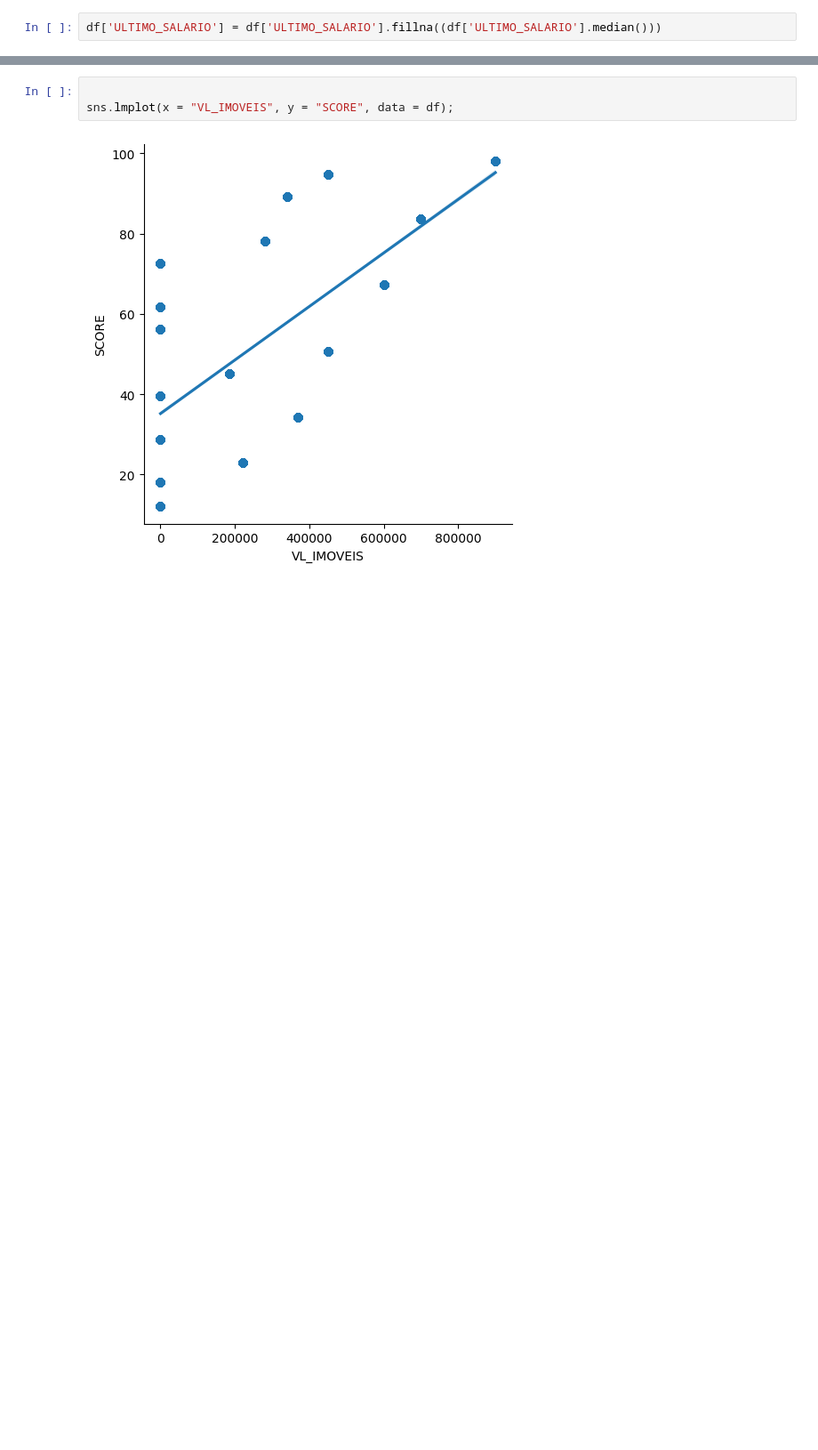
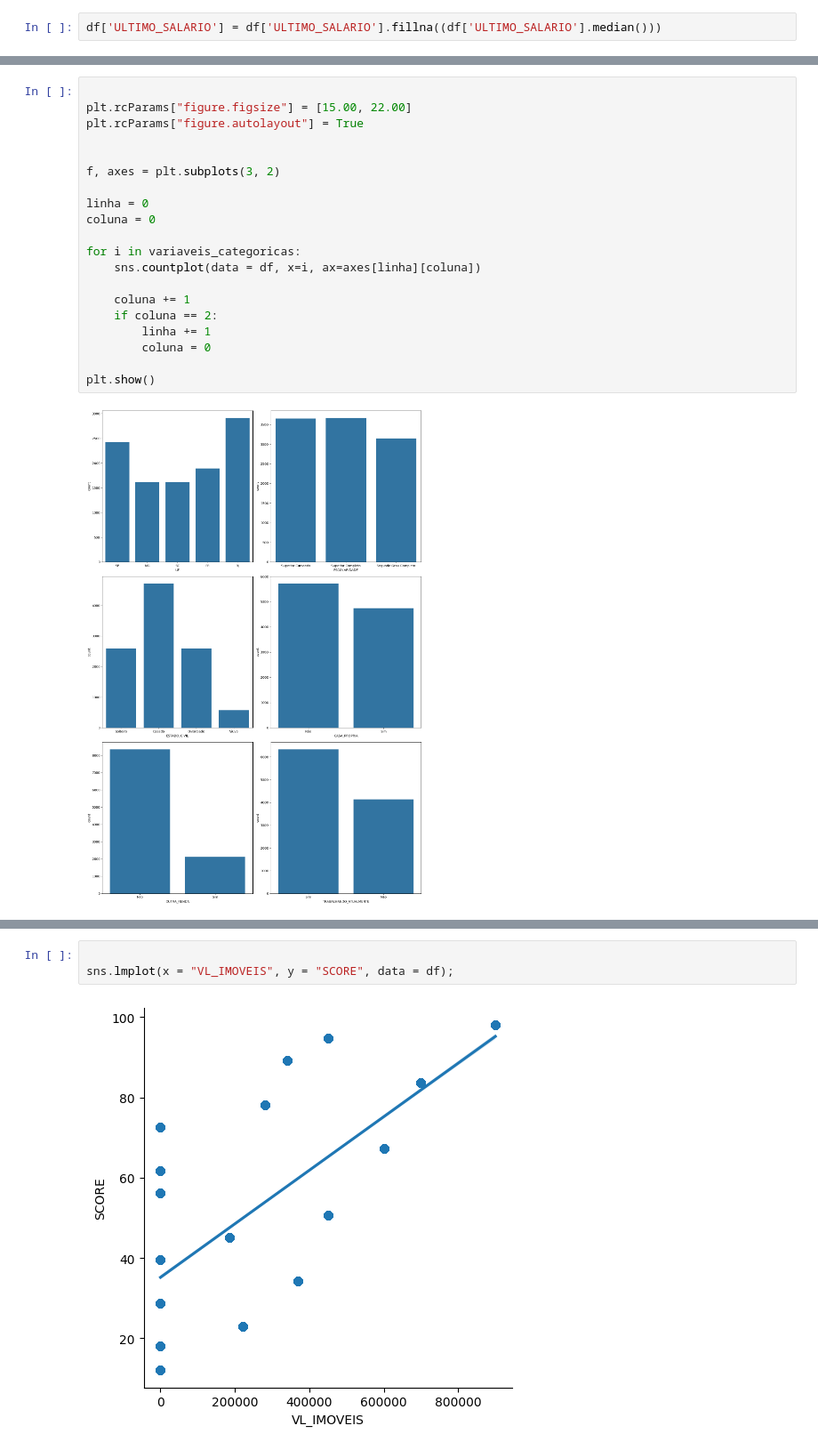
Before and after one commit to davidogral/pipeline-analise-credito, a Jupyter notebook: Projeto_final_analise_credito/ScoreCredito.ipynb, the cells around one changed output, grey strips where cells are left out. Shown at 89% size. Saved outputs shown, nothing was run; the diff lists cells and outputs as text; blank space fills up the shorter version.

```diff
--- a/Projeto_final_analise_credito/ScoreCredito.ipynb
+++ b/Projeto_final_analise_credito/ScoreCredito.ipynb
@@ -288,3 +279,25 @@ plt.show()
+# %%
+
+plt.rcParams["figure.figsize"] = [15.00, 22.00]
+plt.rcParams["figure.autolayout"] = True
+
+
+f, axes = plt.subplots(3, 2)
+
+linha = 0
+coluna = 0
+
+for i in variaveis_categoricas:
+    sns.countplot(data = df, x=i, ax=axes[linha][coluna])
+
+    coluna += 1
+    if coluna == 2:
+        linha += 1
+        coluna = 0
+
+plt.show()
+# %% [output]
+[figure, added]
 # %%
 plt.rcParams["figure.figsize"] = (18, 8)
 
```
Also changed, not shown: parts of 54 cells of this notebook.
